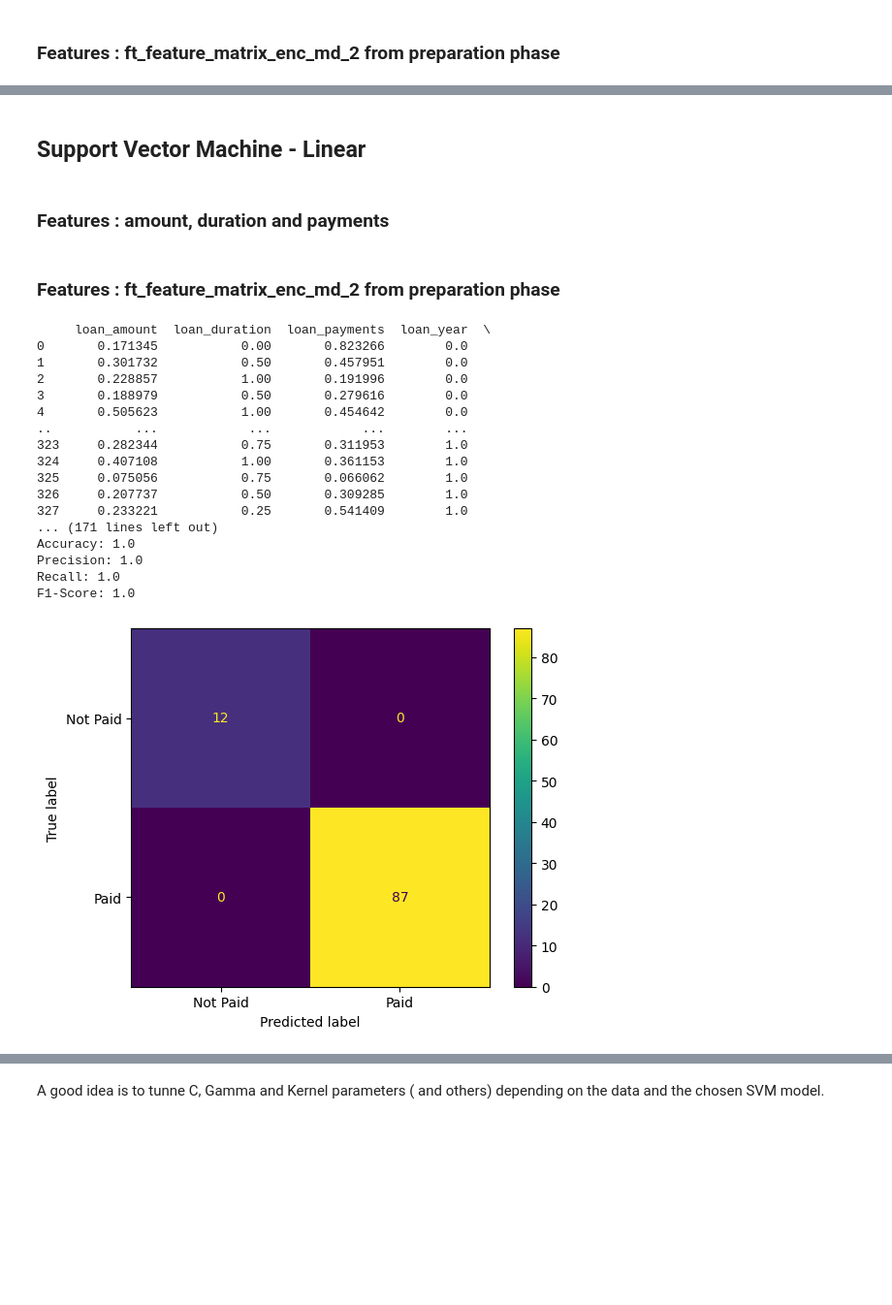
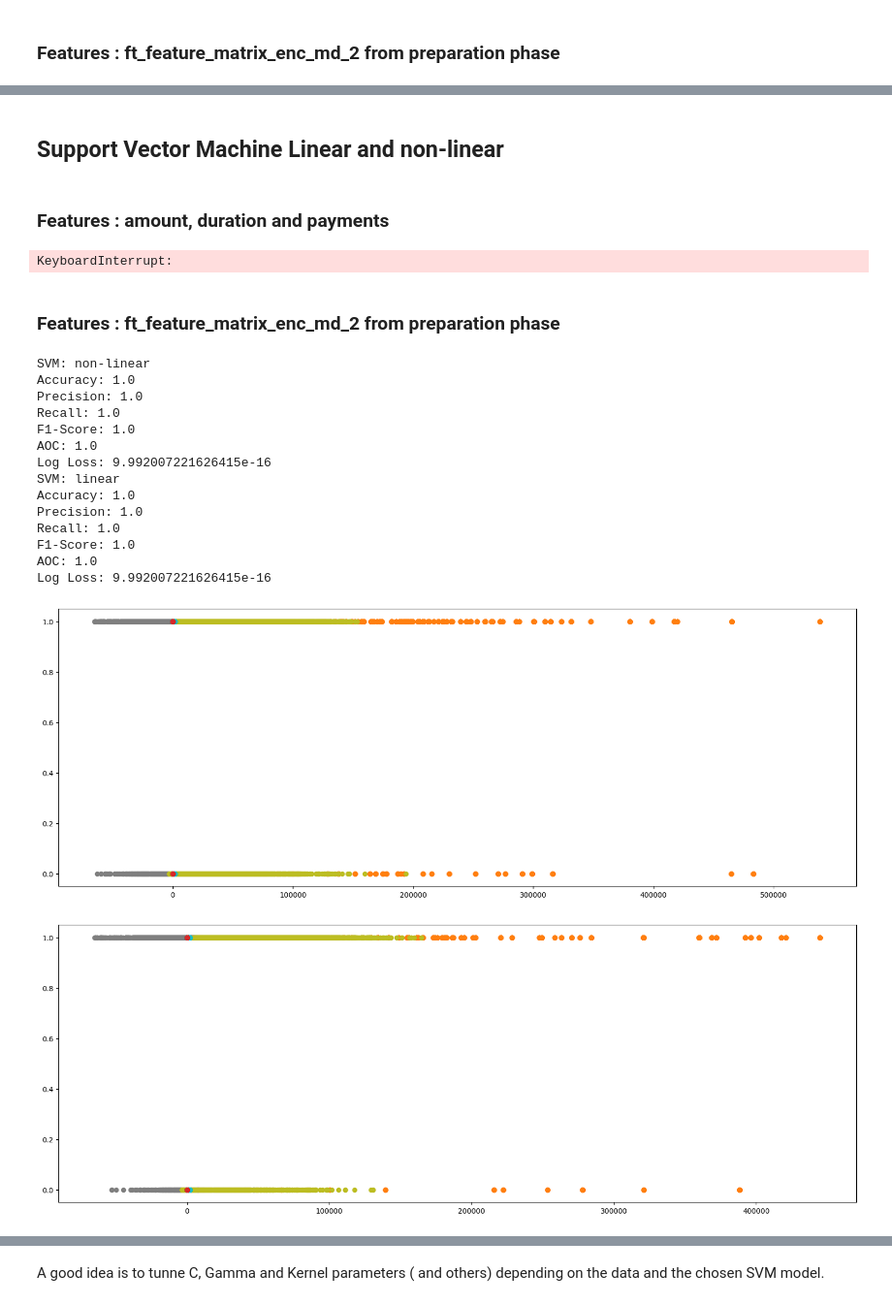
Before and after one commit to BernardoFerreira00/AC-Project, a Jupyter notebook: Notebooks/crisp_dm_sprint_3_4/Analise_crisp_dm_3.ipynb, the cells around one changed output, grey strips where cells are left out. Shown at 97% size. Drawn from its saved outputs; the diff is of its cells as text; code cells hidden in the pictures; blank space fills up the shorter version.

```diff
--- a/Notebooks/crisp_dm_sprint_3_4/Analise_crisp_dm_3.ipynb
+++ b/Notebooks/crisp_dm_sprint_3_4/Analise_crisp_dm_3.ipynb
@@ -53,17 +53,22 @@ def fit_and_predict(model, X_train, y_train, X_test):
 # %% [markdown]
 # Calculate Statistics
 # %%
+
 def calculate_statistics(y_test, pred):
     accuracy = metrics.accuracy_score(y_test, pred)
     precision = metrics.precision_score(y_test, pred)
     recall = metrics.recall_score(y_test, pred)
     f1_score1 = metrics.f1_score(y_test, pred)
+    aoc = metrics.roc_auc_score(y_test, pred)
+    log_loss = metrics.log_loss(y_test, pred)
 
 
     print(f"Accuracy: {accuracy}")
     print(f"Precision: {precision}")
     print(f"Recall: {recall}")
     print(f"F1-Score: {f1_score1}")
+    print(f"AOC: {aoc}")
+    print(f"Log Loss: {log_loss}")
 # %% [markdown]
 # Confusion Matrix
 # %%
@@ -290,5 +314,5 @@ F1-Score: 1.0
 # %% [markdown]
-## Support Vector Machine - Linear
+## Support Vector Machine Linear and non-linear
 # %% [markdown]
 ### Features : amount, duration and payments
 # %%
@@ -309,48 +333,77 @@ prediction = fit_and_predict(svm_linear, X_train, y_train, X_test)
 
 calculate_statistics(y_test, prediction)
 display_conf_matrix_graph(y_test, prediction)
+# %% [output]
+KeyboardInterrupt:
 # %% [markdown]
 ### Features : ft_feature_matrix_enc_md_2 from preparation phase
 # %%
-from sklearn.model_selection import train_test_split
+from sklearn.model_selection import train_test_split, KFold, TimeSeriesSplit
 from sklearn import svm
+import numpy as np
+import matplotlib.pyplot as plt
+from modeling_utils import *
+%matplotlib inline
 ft_feature_matrix_enc_md_2 = pd.read_csv("refined/ft_df_mms_md_2.csv", sep=";", low_memory=False)
 # drop loan_status from features ( obviously )
 ft_feature_matrix_enc_md_2 = ft_feature_matrix_enc_md_2.dropna("columns", how="any")
 
 features = ft_feature_matrix_enc_md_2.columns
 features = features.dropna()
 
+
+X = ft_feature_matrix_enc_md_2.drop(columns=["loan_status"], axis=1, inplace=False)
 y=ft_feature_matrix_enc_md_2["loan_status"].copy()
 
-X = ft_feature_matrix_enc_md_2.drop(columns=["loan_status"], axis=1, inplace=False)
-print(X)
 
-X_train, X_test, y_train, y_test = train_test_split(X, y,test_size=0.3, random_state=42, shuffle=False)
+#Prepare cross validation on Time Series
+
+
+# plot training sets and test sets
+plt.figure(figsize=(20,7))
+plt.plot(X_train, y_train, 'o')
+
+plt.figure(figsize=(20,7))
+plt.plot(X_test, y_test, 'o')
+
+#split training data int five folds
+K = 3
+# blkts = BlockingTimeSeriesSplit(n_splits=K)
+
+# for train_index, test_index in blkts.split(X):
+#     print("Train:", train_index, "TEST:", test_index)
+#     cv_train, cv_test = X[train_index], X[test_index]
+#     y_cv_train, y_cv_test = y[train_index], y[test_index]
 
 X_train, y_train = smote_sampling(X_train, y_train)
 
-svm_linear = svm.SVC(kernel='rbf')
-prediction = fit_and_predict(svm_linear, X_train, y_train, X_test)
+X_train, X_test, y_train, y_test = train_test_split(X, y,test_size=0.2, random_state=42, shuffle=False)
+svm_rbf = svm.SVC(kernel='rbf')
+prediction = fit_and_predict(svm_rbf, X_train, y_train, X_test)
 
+print("SVM: non-linear")
 calculate_statistics(y_test, prediction)
 display_conf_matrix_graph(y_test, prediction)
+
+svm_linear = svm.SVC(kernel='linear')
+prediction = fit_and_predict(svm_linear, X_train, y_train, X_test)
+print("SVM: linear")
+calculate_statistics(y_test, prediction)
+display_conf_matrix_graph(y_test, prediction)
 # %% [output]
-     loan_amount  loan_duration  loan_payments  loan_year  \
-0       0.171345           0.00       0.823266        0.0
-1       0.301732           0.50       0.457951        0.0
-2       0.228857           1.00       0.191996        0.0
-3       0.188979           0.50       0.279616        0.0
-4       0.505623           1.00       0.454642        0.0
-..           ...            ...            ...        ...
-323     0.282344           0.75       0.311953        1.0
-324     0.407108           1.00       0.361153        1.0
-325     0.075056           0.75       0.066062        1.0
-326     0.207737           0.50       0.309285        1.0
-327     0.233221           0.25       0.541409        1.0
-... (171 lines left out)
+SVM: non-linear
 Accuracy: 1.0
 Precision: 1.0
 Recall: 1.0
 F1-Score: 1.0
+AOC: 1.0
+Log Loss: 9.992007221626415e-16
+SVM: linear
+Accuracy: 1.0
+Precision: 1.0
+Recall: 1.0
+F1-Score: 1.0
+AOC: 1.0
+Log Loss: 9.992007221626415e-16
-[figure, old version]
+[figure, new version]
+[figure, added]
```
Also changed, not shown: parts of 8 cells of this notebook, 22 other files.
